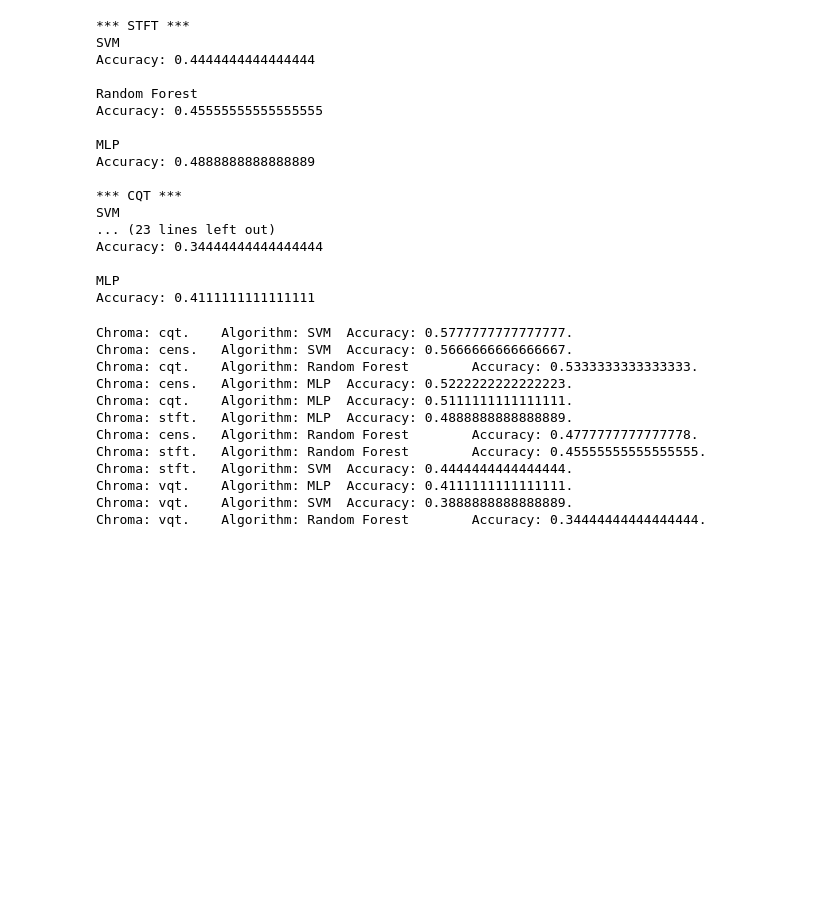
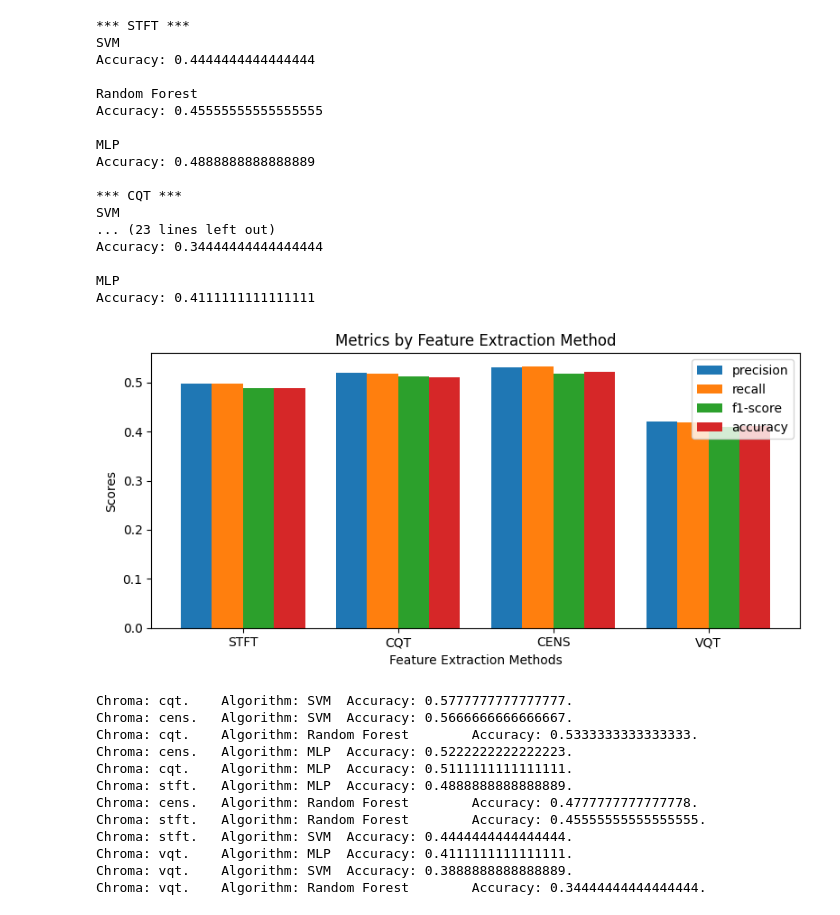
Before and after one commit to Glitterfrost/Acustic-Signals-Project, a Jupyter notebook: chroma_features_sentences.ipynb, the cells around one changed output. Drawn from its saved outputs; the diff is of its cells as text; code cells hidden in the pictures; blank space fills up the shorter version.

Commit message:
Visualizations

```diff
--- a/chroma_features_sentences.ipynb
+++ b/chroma_features_sentences.ipynb
@@ -152,6 +203,10 @@ Accuracy: 0.34444444444444444
 
 MLP
 Accuracy: 0.4111111111111111
+# %%
+plot_comparison(accuracies)
+# %% [output]
+[figure, added]
 # %%
 accuracies.sort(key=lambda x: x["accuracy"], reverse=True)
 
```
Also changed, not shown: parts of 4 cells of this notebook, 1 other file.
